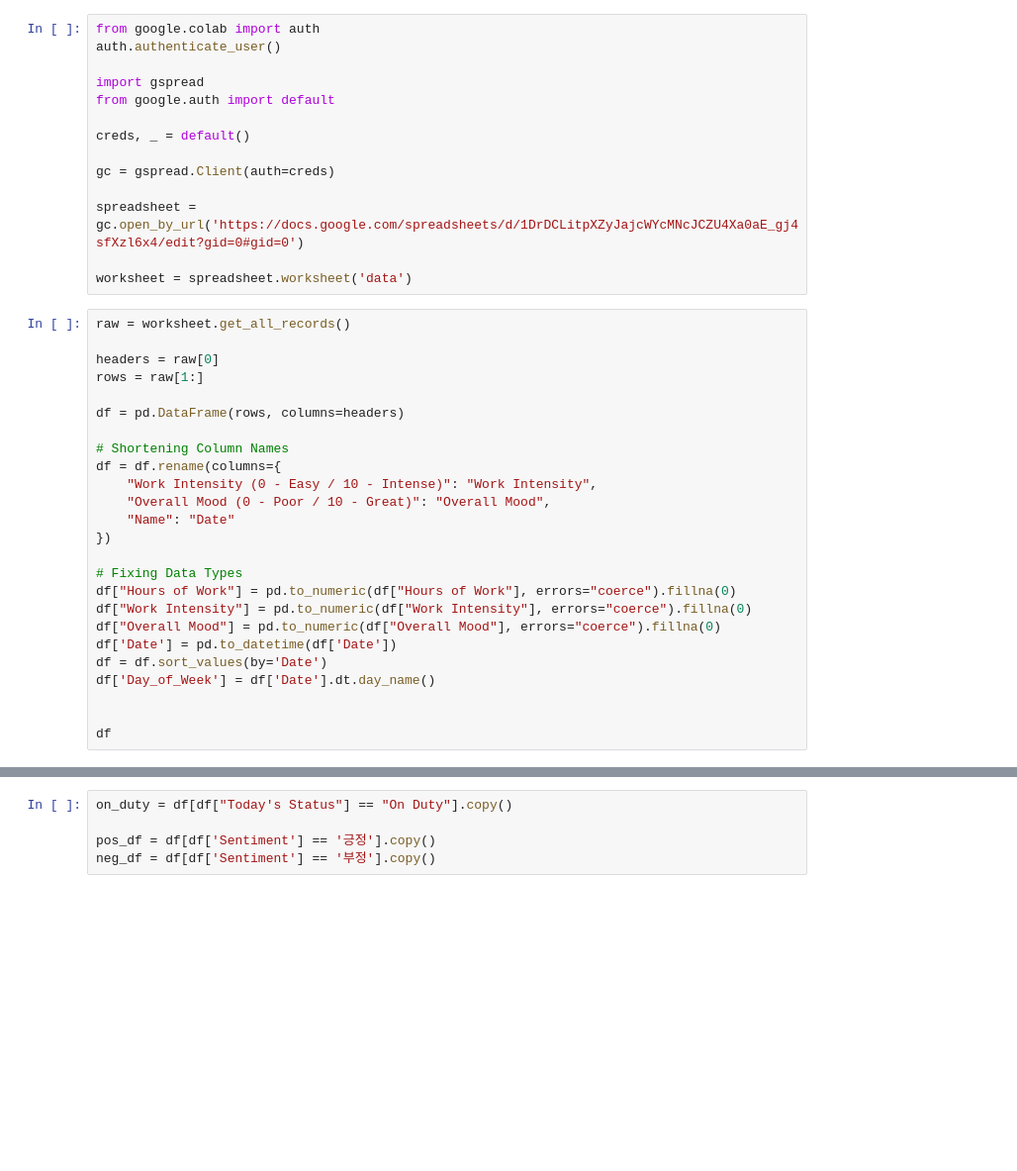
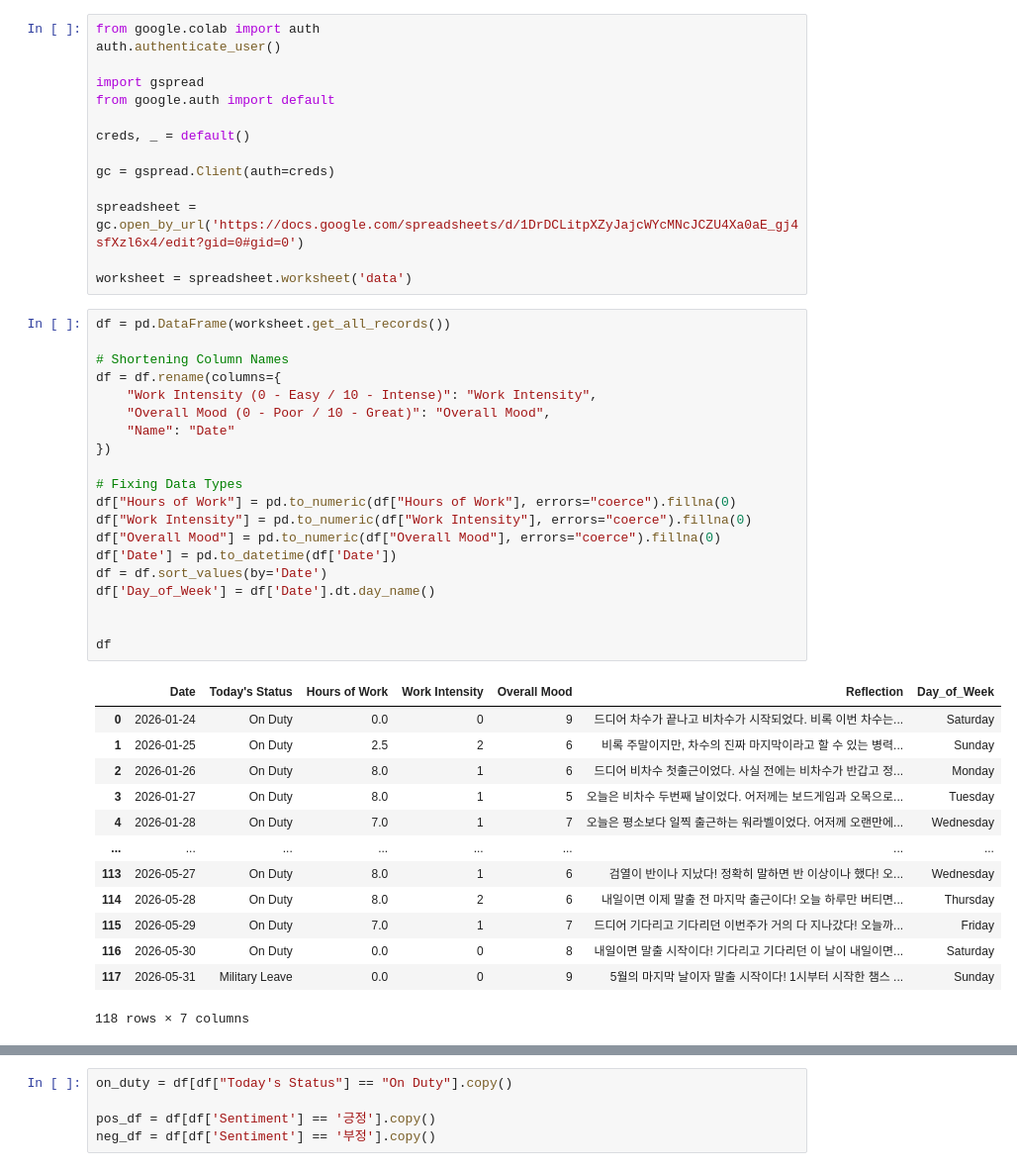
Before and after one commit to jaeho0726/Sentiment-Analysis, a Jupyter notebook: Sentiment_Analysis.ipynb, the cells around one changed output, grey strips where cells are left out. Shown at 99% size. Drawn from its saved outputs; the diff is of its cells as text; blank space fills up the shorter version.

```diff
--- a/Sentiment_Analysis.ipynb
+++ b/Sentiment_Analysis.ipynb
@@ -139,30 +206,39 @@ spreadsheet = gc.open_by_url('https://docs.google.com/spreadsheets/d/1DrDCLitpXZ
 
 worksheet = spreadsheet.worksheet('data')
 # %%
-raw = worksheet.get_all_records()
-
-headers = raw[0]
-rows = raw[1:]
-
-df = pd.DataFrame(rows, columns=headers)
+df = pd.DataFrame(worksheet.get_all_records())
 
 # Shortening Column Names
 df = df.rename(columns={
     "Work Intensity (0 - Easy / 10 - Intense)": "Work Intensity",
     "Overall Mood (0 - Poor / 10 - Great)": "Overall Mood",
     "Name": "Date"
 })
 
 # Fixing Data Types
 df["Hours of Work"] = pd.to_numeric(df["Hours of Work"], errors="coerce").fillna(0)
 df["Work Intensity"] = pd.to_numeric(df["Work Intensity"], errors="coerce").fillna(0)
 df["Overall Mood"] = pd.to_numeric(df["Overall Mood"], errors="coerce").fillna(0)
 df['Date'] = pd.to_datetime(df['Date'])
 df = df.sort_values(by='Date')
 df['Day_of_Week'] = df['Date'].dt.day_name()
 
 
 df
+# %% [output]
+|  | Date | Today's Status | Hours of Work | Work Intensity | Overall Mood | Reflection | Day_of_Week |
+| 0 | 2026-01-24 | On Duty | 0.0 | 0 | 9 | 드디어 차수가 끝나고 비차수가 시작되었다. 비록 이번 차수는... | Saturday |
+| 1 | 2026-01-25 | On Duty | 2.5 | 2 | 6 | 비록 주말이지만, 차수의 진짜 마지막이라고 할 수 있는 병력... | Sunday |
+| 2 | 2026-01-26 | On Duty | 8.0 | 1 | 6 | 드디어 비차수 첫출근이었다. 사실 전에는 비차수가 반갑고 정... | Monday |
+| 3 | 2026-01-27 | On Duty | 8.0 | 1 | 5 | 오늘은 비차수 두번째 날이었다. 어저께는 보드게임과 오목으로... | Tuesday |
+| 4 | 2026-01-28 | On Duty | 7.0 | 1 | 7 | 오늘은 평소보다 일찍 출근하는 워라벨이었다. 어저께 오랜만에... | Wednesday |
+| ... | ... | ... | ... | ... | ... | ... | ... |
+| 113 | 2026-05-27 | On Duty | 8.0 | 1 | 6 | 검열이 반이나 지났다! 정확히 말하면 반 이상이나 했다! 오... | Wednesday |
+| 114 | 2026-05-28 | On Duty | 8.0 | 2 | 6 | 내일이면 이제 말출 전 마지막 출근이다! 오늘 하루만 버티면... | Thursday |
+| 115 | 2026-05-29 | On Duty | 7.0 | 1 | 7 | 드디어 기다리고 기다리던 이번주가 거의 다 지나갔다! 오늘까... | Friday |
+| 116 | 2026-05-30 | On Duty | 0.0 | 0 | 8 | 내일이면 말출 시작이다! 기다리고 기다리던 이 날이 내일이면... | Saturday |
+| 117 | 2026-05-31 | Military Leave | 0.0 | 0 | 9 | 5월의 마지막 날이자 말출 시작이다! 1시부터 시작한 챔스 ... | Sunday |
+118 rows × 7 columns
 # %%
 df['Sentiment Score'] = df['Reflection'].apply(bert_predict)
 
```
Also changed, not shown: parts of 32 cells of this notebook.
